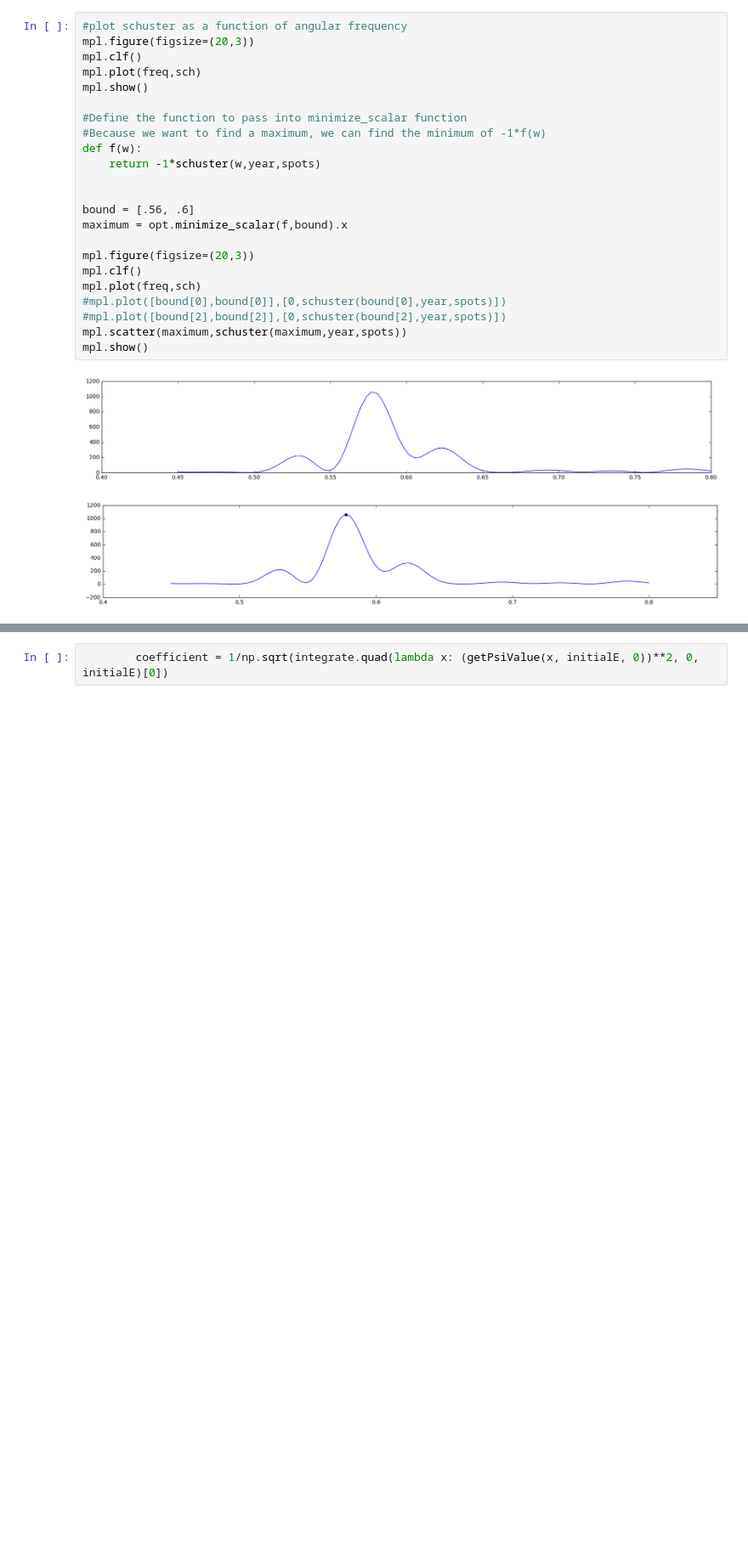
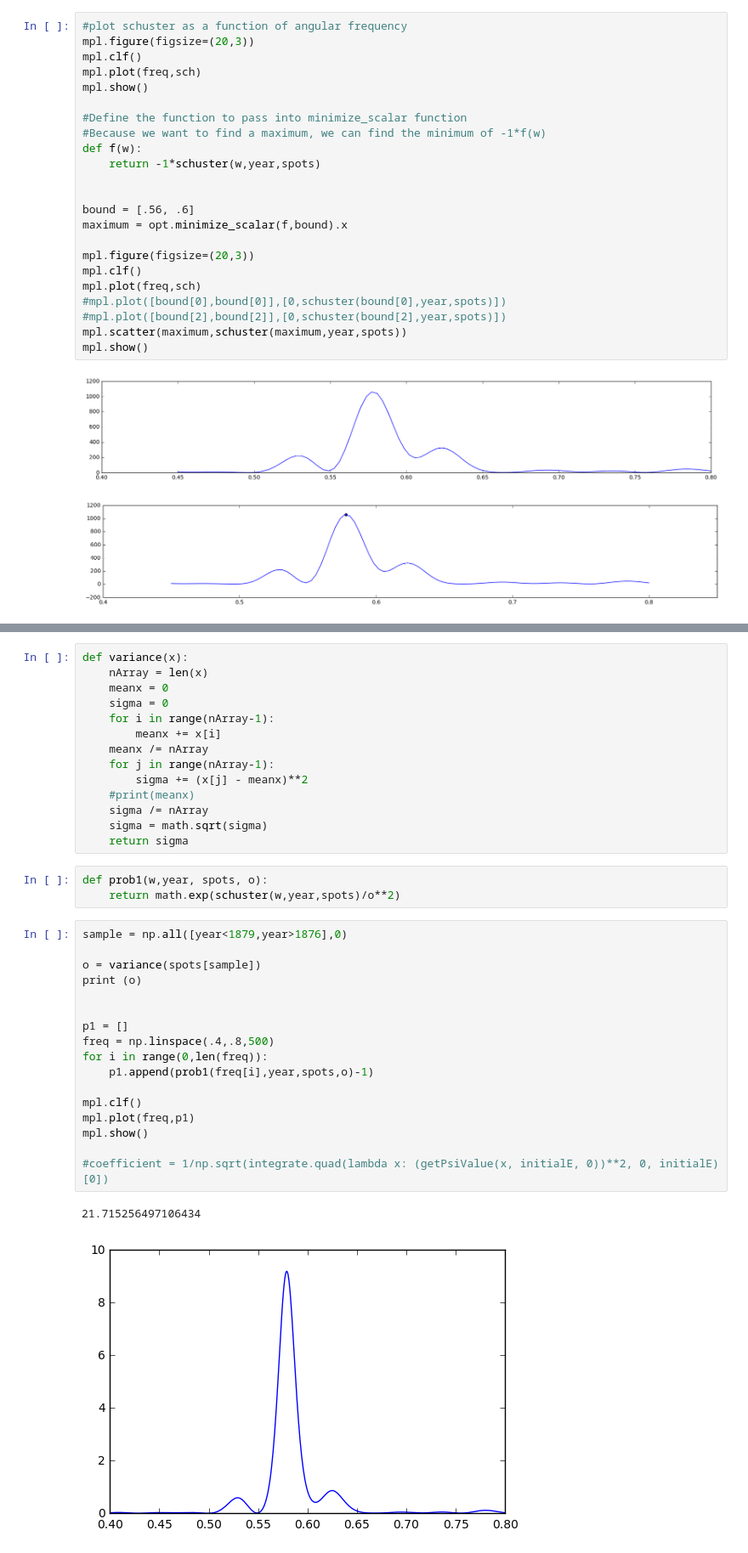
Before and after one commit to zachfm/CompPhysSunspots, a Jupyter notebook: fit_finder.ipynb, the cells around one changed output, grey strips where cells are left out. Shown at 85% size. Cells and saved outputs as stored; diff of their text form; blank space fills up the shorter version.

```diff
--- a/fit_finder.ipynb
+++ b/fit_finder.ipynb
@@ -155,2 +153,37 @@ print(math.sqrt(meansq))
-# %%
-        coefficient = 1/np.sqrt(integrate.quad(lambda x: (getPsiValue(x, initialE, 0))**2, 0, initialE)[0])
+# %%
+def variance(x):
+    nArray = len(x)
+    meanx = 0
+    sigma = 0
+    for i in range(nArray-1):
+        meanx += x[i]
+    meanx /= nArray
+    for j in range(nArray-1):
+        sigma += (x[j] - meanx)**2
+    #print(meanx)
+    sigma /= nArray
+    sigma = math.sqrt(sigma)
+    return sigma
+# %%
+def prob1(w,year, spots, o):
+    return math.exp(schuster(w,year,spots)/o**2)
+# %%
+sample = np.all([year<1879,year>1876],0)
+
+o = variance(spots[sample])
+print (o)
+
+
+p1 = []
+freq = np.linspace(.4,.8,500)
+for i in range(0,len(freq)):
+    p1.append(prob1(freq[i],year,spots,o)-1)
+
+mpl.clf()
+mpl.plot(freq,p1)
+mpl.show()
+
+#coefficient = 1/np.sqrt(integrate.quad(lambda x: (getPsiValue(x, initialE, 0))**2, 0, initialE)[0])
+# %% [output]
+21.715256497106434
+[figure, added]
```
Also changed, not shown: parts of 5 cells of this notebook.
